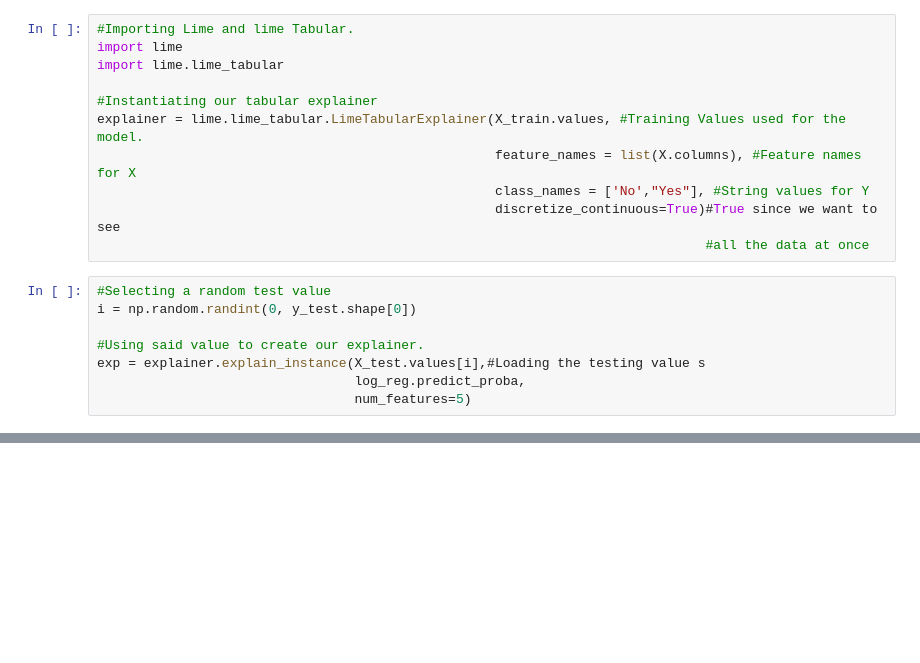
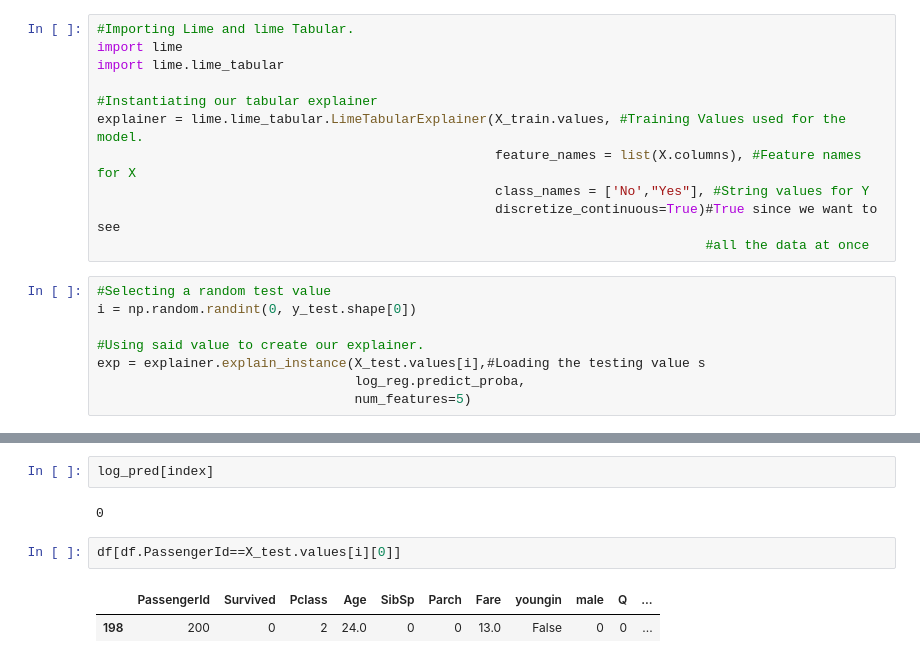
Before and after one commit to carlosiruiz/exercises, a Jupyter notebook: Lime.ipynb, the cells around one changed output, grey strips where cells are left out. Cells and saved outputs as stored; diff of their text form; blank space fills up the shorter version.

```diff
--- a/Lime.ipynb
+++ b/Lime.ipynb
@@ -79 +79,10 @@ Survived Actual:  Survived
 [interactive output not drawn]
+# %%
+log_pred[index]
+# %% [output]
+0
+# %%
+df[df.PassengerId==X_test.values[i][0]]
+# %% [output]
+|  | PassengerId | Survived | Pclass | Age | SibSp | Parch | Fare | youngin | male | Q | ... |
+| 198 | 200 | 0 | 2 | 24.0 | 0 | 0 | 13.0 | False | 0 | 0 | ... |
```
Also changed, not shown: parts of 7 cells of this notebook.
